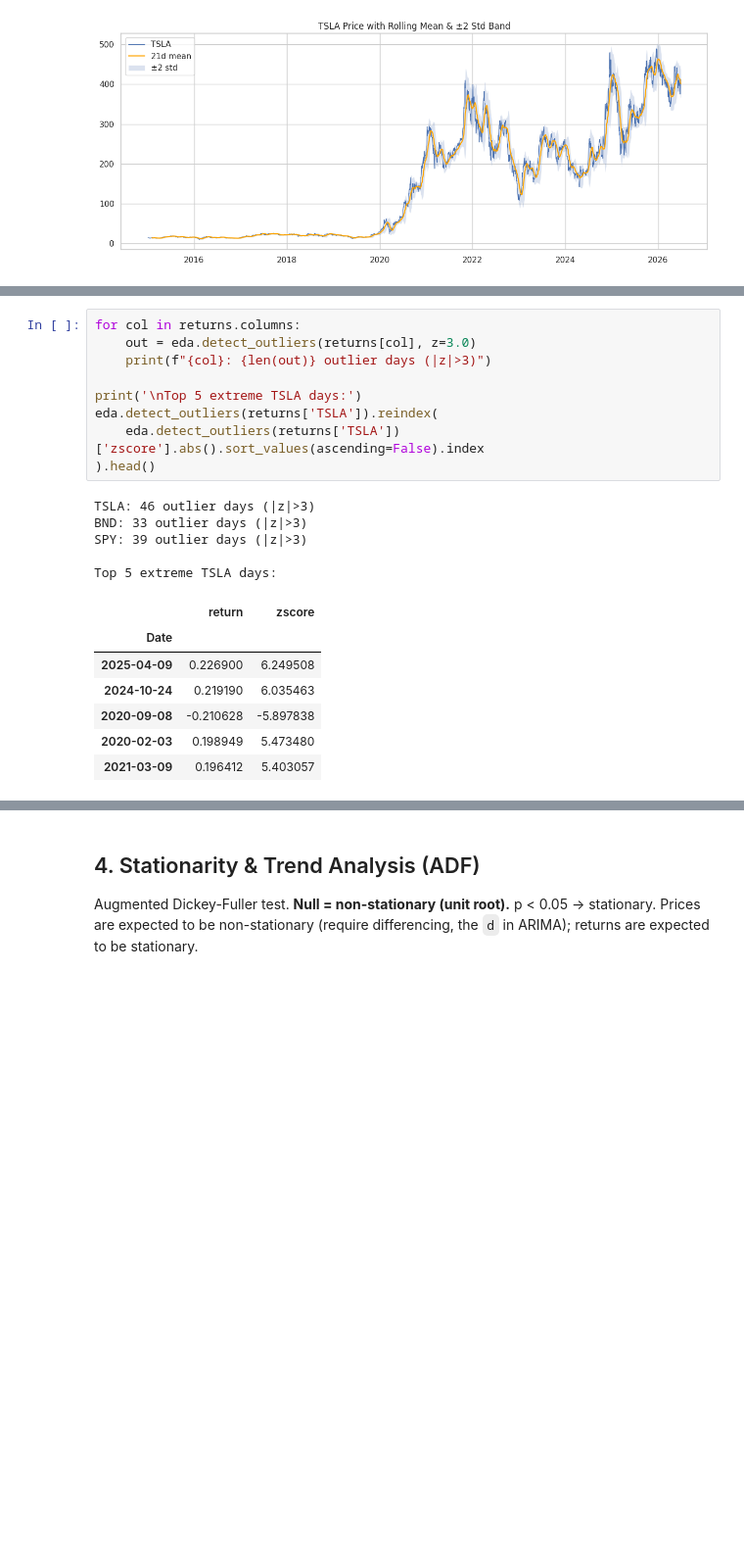
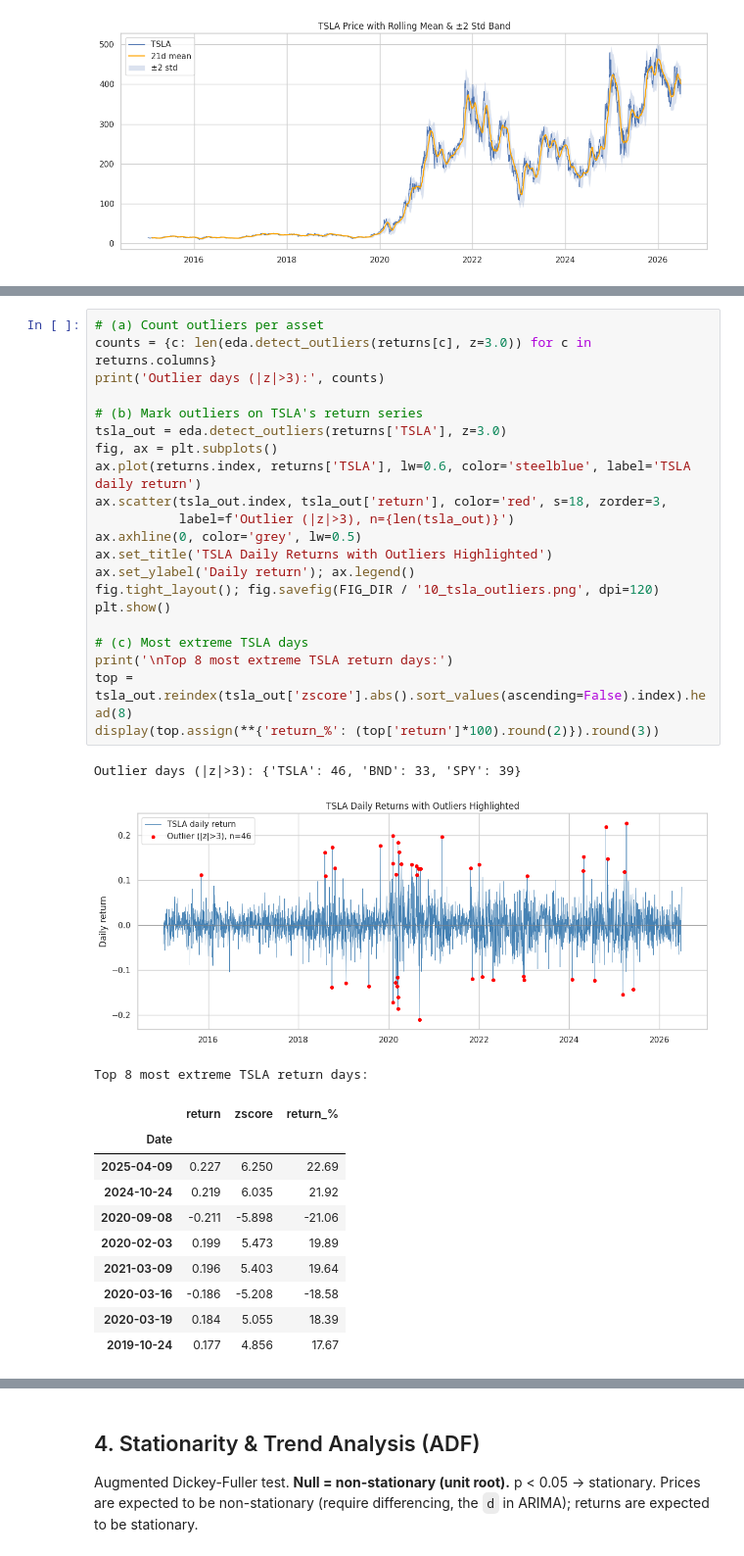
Before and after one commit to KalkidanAsfaw/portfolio-optimization, a Jupyter notebook: notebooks/01_eda_preprocessing.ipynb, the cells around one changed output, grey strips where cells are left out. Shown at 98% size. Saved outputs shown, nothing was run; the diff lists cells and outputs as text; blank space fills up the shorter version.

```diff
--- a/notebooks/01_eda_preprocessing.ipynb
+++ b/notebooks/01_eda_preprocessing.ipynb
@@ -163,22 +164,35 @@ Days with |z-score| > 3 on returns — anomalies worth flagging.
 # %%
-for col in returns.columns:
-    out = eda.detect_outliers(returns[col], z=3.0)
-    print(f"{col}: {len(out)} outlier days (|z|>3)")
+# (a) Count outliers per asset
+counts = {c: len(eda.detect_outliers(returns[c], z=3.0)) for c in returns.columns}
+print('Outlier days (|z|>3):', counts)
 
-print('\nTop 5 extreme TSLA days:')
-eda.detect_outliers(returns['TSLA']).reindex(
-    eda.detect_outliers(returns['TSLA'])['zscore'].abs().sort_values(ascending=False).index
-).head()
+# (b) Mark outliers on TSLA's return series
+tsla_out = eda.detect_outliers(returns['TSLA'], z=3.0)
+fig, ax = plt.subplots()
+ax.plot(returns.index, returns['TSLA'], lw=0.6, color='steelblue', label='TSLA daily return')
+ax.scatter(tsla_out.index, tsla_out['return'], color='red', s=18, zorder=3,
+           label=f'Outlier (|z|>3), n={len(tsla_out)}')
+ax.axhline(0, color='grey', lw=0.5)
+ax.set_title('TSLA Daily Returns with Outliers Highlighted')
+ax.set_ylabel('Daily return'); ax.legend()
+fig.tight_layout(); fig.savefig(FIG_DIR / '10_tsla_outliers.png', dpi=120)
+plt.show()
+
+# (c) Most extreme TSLA days
+print('\nTop 8 most extreme TSLA return days:')
+top = tsla_out.reindex(tsla_out['zscore'].abs().sort_values(ascending=False).index).head(8)
+display(top.assign(**{'return_%': (top['return']*100).round(2)}).round(3))
 # %% [output]
-TSLA: 46 outlier days (|z|>3)
-BND: 33 outlier days (|z|>3)
-SPY: 39 outlier days (|z|>3)
-
-Top 5 extreme TSLA days:
+Outlier days (|z|>3): {'TSLA': 46, 'BND': 33, 'SPY': 39}
+[figure, added]
+Top 8 most extreme TSLA return days:
-|  | return | zscore |
-| Date |  |  |
-| 2025-04-09 | 0.226900 | 6.249508 |
-| 2024-10-24 | 0.219190 | 6.035463 |
-| 2020-09-08 | -0.210628 | -5.897838 |
-| 2020-02-03 | 0.198949 | 5.473480 |
-| 2021-03-09 | 0.196412 | 5.403057 |
+|  | return | zscore | return_% |
+| Date |  |  |  |
+| 2025-04-09 | 0.227 | 6.250 | 22.69 |
+| 2024-10-24 | 0.219 | 6.035 | 21.92 |
+| 2020-09-08 | -0.211 | -5.898 | -21.06 |
+| 2020-02-03 | 0.199 | 5.473 | 19.89 |
+| 2021-03-09 | 0.196 | 5.403 | 19.64 |
+| 2020-03-16 | -0.186 | -5.208 | -18.58 |
+| 2020-03-19 | 0.184 | 5.055 | 18.39 |
+| 2019-10-24 | 0.177 | 4.856 | 17.67 |
```
Also changed, not shown: parts of 5 cells of this notebook, 14 other files.
